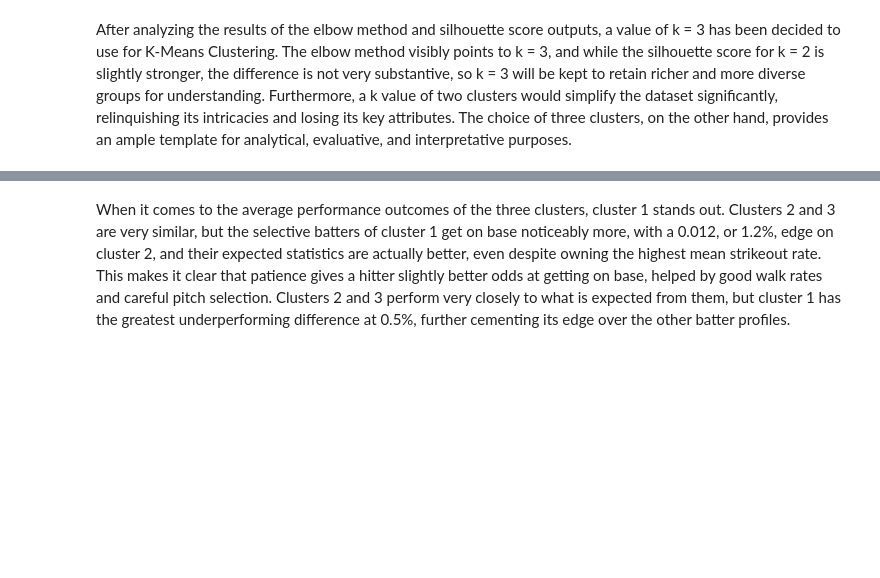
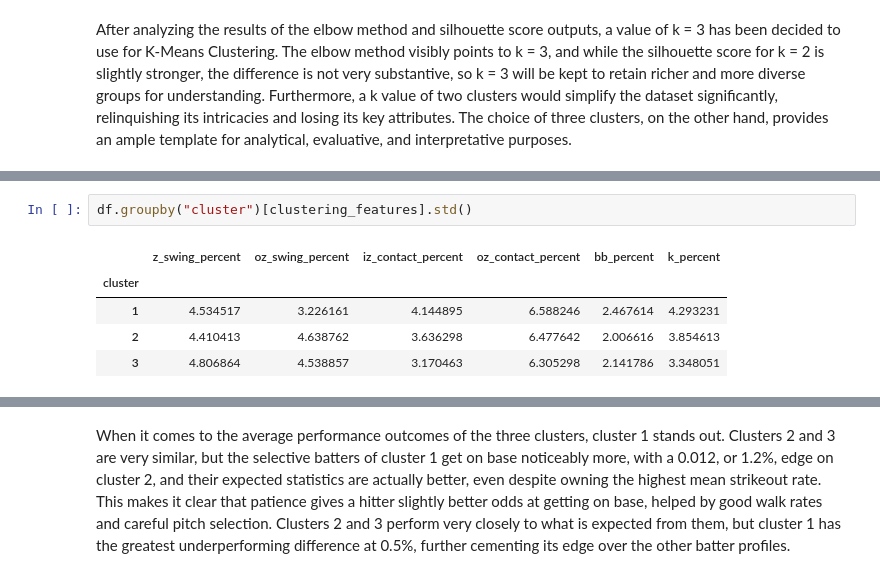
Before and after one commit to Chris83848/MLB-Data-Mining, a Jupyter notebook: notebooks/EDA.ipynb, the cells around one changed output, grey strips where cells are left out. Saved outputs shown, nothing was run; the diff lists cells and outputs as text; blank space fills up the shorter version.

```diff
--- a/notebooks/EDA.ipynb
+++ b/notebooks/EDA.ipynb
@@ -594,3 +589,11 @@ Cluster 2 belongs to the most free-swinging of batters, suggested by their high
+# %%
+df.groupby("cluster")[clustering_features].std()
+# %% [output]
+|  | z_swing_percent | oz_swing_percent | iz_contact_percent | oz_contact_percent | bb_percent | k_percent |
+| cluster |  |  |  |  |  |  |
+| 1 | 4.534517 | 3.226161 | 4.144895 | 6.588246 | 2.467614 | 4.293231 |
+| 2 | 4.410413 | 4.638762 | 3.636298 | 6.477642 | 2.006616 | 3.854613 |
+| 3 | 4.806864 | 4.538857 | 3.170463 | 6.305298 | 2.141786 | 3.348051 |
 # %%
 outcome_features = ["woba", "xwoba", "perf_diff"]
 df.groupby("Cluster")[outcome_features].mean()
```
Also changed, not shown: parts of 13 cells of this notebook.
